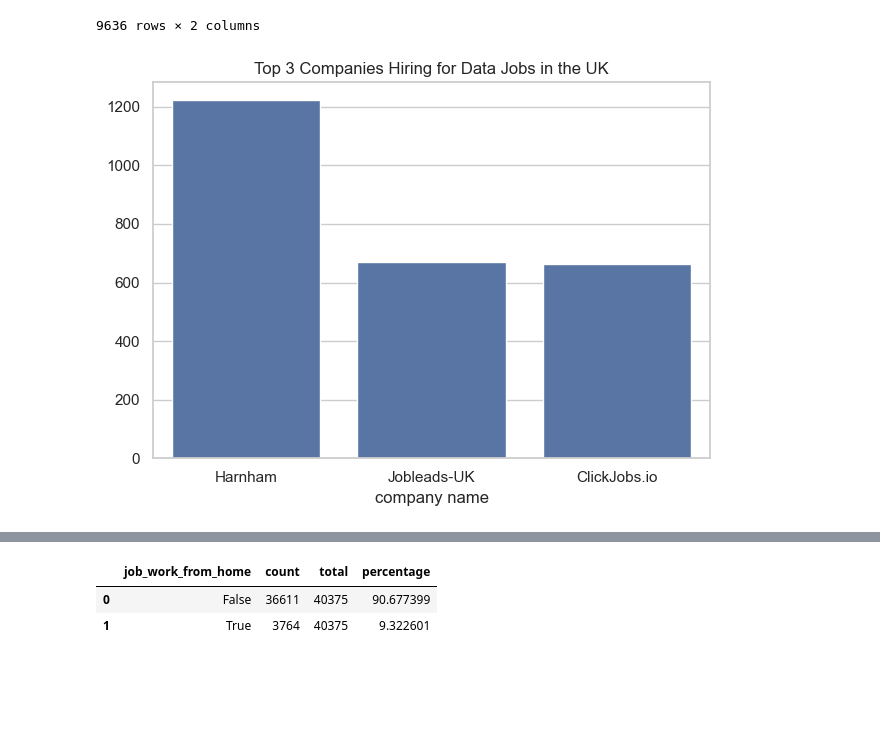
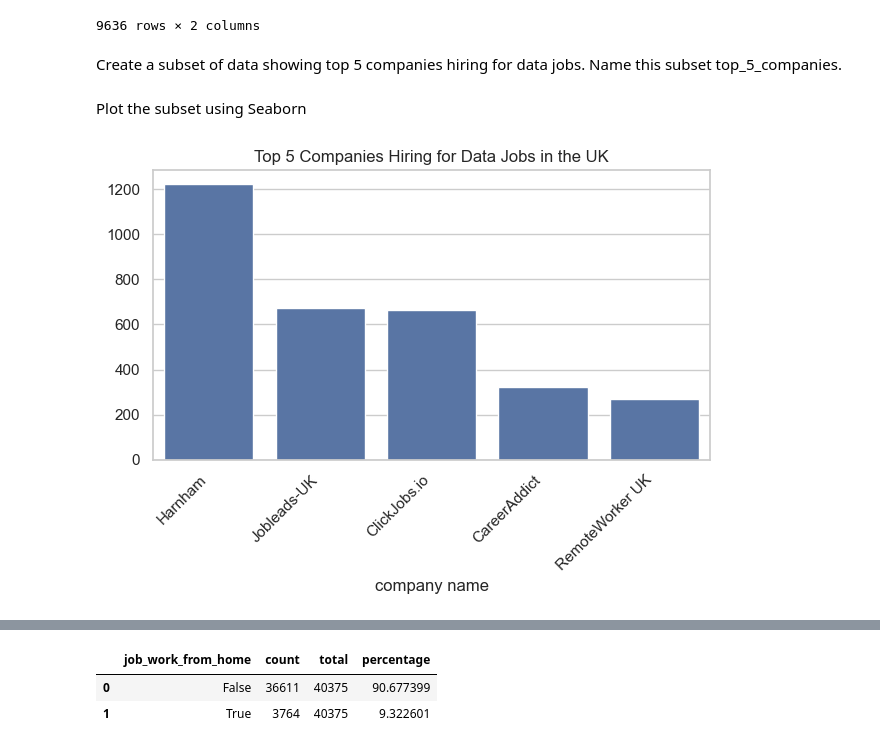
Before and after one commit to Mizan95/Project_Data_Analysis, a Jupyter notebook: 1_Intro-proper.ipynb, the cells around one changed output, grey strips where cells are left out. Drawn from its saved outputs; the diff is of its cells as text; code cells hidden in the pictures; blank space fills up the shorter version.

Commit message:
Complete explanatory walkthrough text and headings in 1_Intro_Proper

```diff
--- a/1_Intro-proper.ipynb
+++ b/1_Intro-proper.ipynb
@@ -52,21 +55,5 @@ df_companies
 | 30 | 3PL | 1 |
 | 29 | 3P Logistics Ltd (3PL) | 1 |
 9636 rows × 2 columns
-# %%
-top_3_companies = df_companies.head(3)
-
-sns.set_theme(style="whitegrid")
-
-sns.barplot(
-    data=top_3_companies,
-    x="company_name",
-    y="count",
-    legend=False,
-);
-
-plt.title("Top 3 Companies Hiring for Data Jobs in the UK")
-plt.xlabel("company name")
-plt.ylabel("")
-plt.tight_layout()
-# %% [output]
-[figure, removed]
+# %% [markdown]
+Create a subset of data showing top 5 companies hiring for data jobs. Name this subset top_5_companies.
@@ -72,0 +62,21 @@ plt.tight_layout()
+# %%
+top_5_companies = df_companies.head(5)
+# %% [markdown]
+Plot the subset using Seaborn
+# %%
+sns.set_theme(style="whitegrid")
+
+sns.barplot(
+    data=top_5_companies,
+    x="company_name",
+    y="count",
+    legend=False,
+);
+
+plt.title("Top 5 Companies Hiring for Data Jobs in the UK")
+plt.xlabel("company name")
+plt.xticks(rotation=45, ha='right') # Rotate labels 45 degrees and align the text ends to the right
+plt.ylabel("")
+plt.tight_layout()
+# %% [output]
+[figure, added]
```
Also changed, not shown: parts of 36 cells of this notebook.
